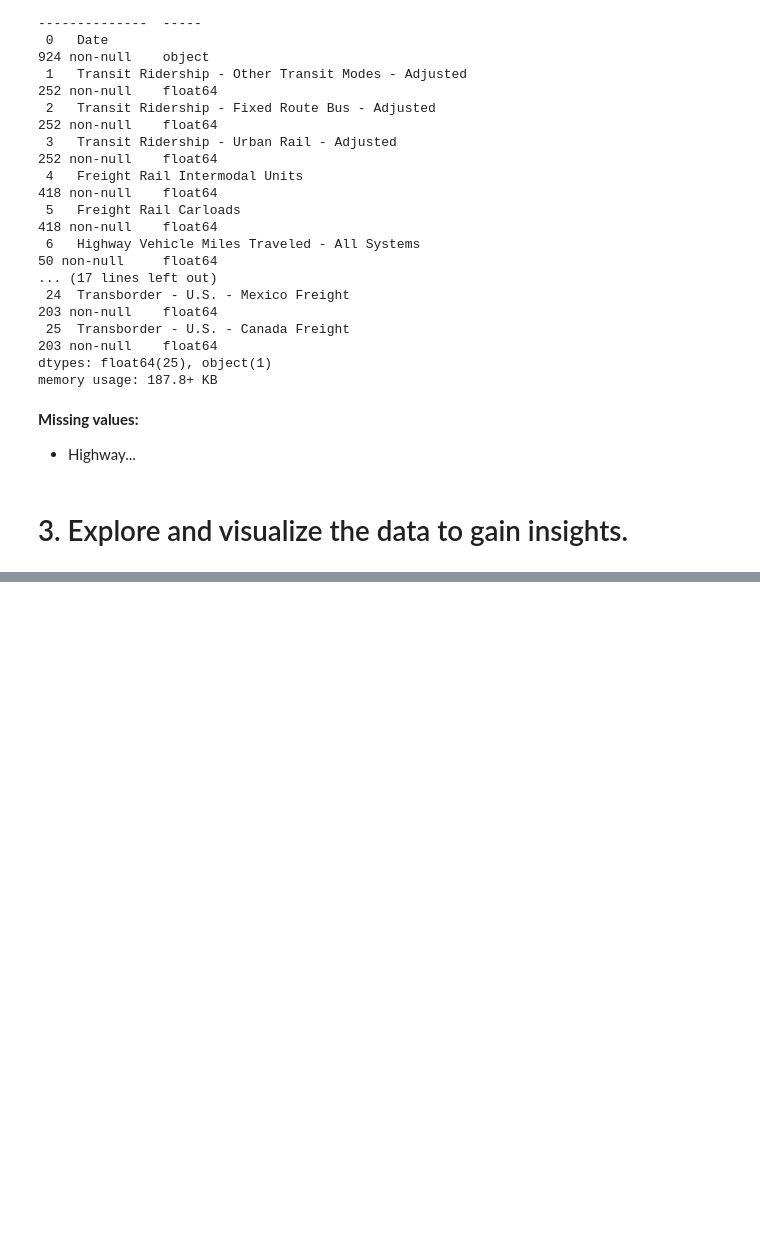
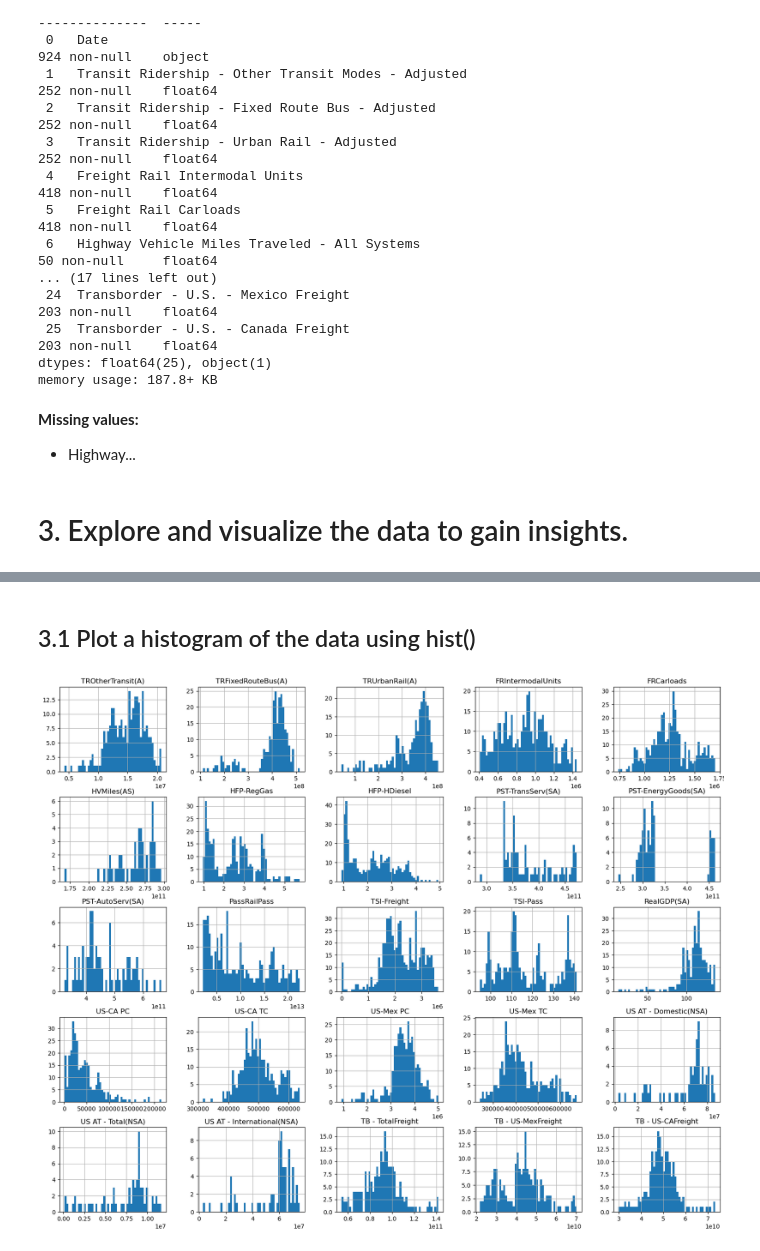
Before and after one commit to HenryCROSS/eecs3401_final_project, a Jupyter notebook: code.ipynb, the cells around one changed output, grey strips where cells are left out. Cells and saved outputs as stored; diff of their text form; code cells hidden in the pictures; blank space fills up the shorter version.

```diff
--- a/code.ipynb
+++ b/code.ipynb
@@ -155,0 +161,38 @@ memory usage: 187.8+ KB
+# %%
+
+
+import pandas as pd
+
+# Custom headers
+custom_headers = [
+    "Date",
+    "TROtherTransit(A)",
+    "TRFixedRouteBus(A)",
+    "TRUrbanRail(A)",
+    "FRIntermodalUnits",
+    "FRCarloads",
+    "HVMiles(AS)",
+    "HFP-RegGas",
+    "HFP-HDiesel",
+    "PST-TransServ(SA)",
+    "PST-EnergyGoods(SA)",
+    "PST-AutoServ(SA)",
+    "PassRailPass",
+    "TSI-Freight",
+    "TSI-Pass",
+    "RealGDP(SA)",
+    "US-CA PC",
+    "US-CA TC",
+    "US-Mex PC",
+    "US-Mex TC",
+    "US AT - Domestic(NSA)",
+    "US AT - Total(NSA)",
+    "US AT - International(NSA)",
+    "TB - TotalFreight",
+    "TB - US-MexFreight",
+    "TB - US-CAFreight"
+]
+
+data = pd.read_csv(url, usecols=tokeep)
+data.columns = custom_headers
+print(data.head(1000))
@@ -155,0 +217,8 @@ memory usage: 187.8+ KB
+# %% [markdown]
+## 3.1 Plot a histogram of the data using hist()
+# %%
+data.hist(bins=50, figsize=(20, 16))
+
+plt.show()
+# %% [output]
+[figure, added]
```
Also changed, not shown: parts of 2 cells of this notebook.
